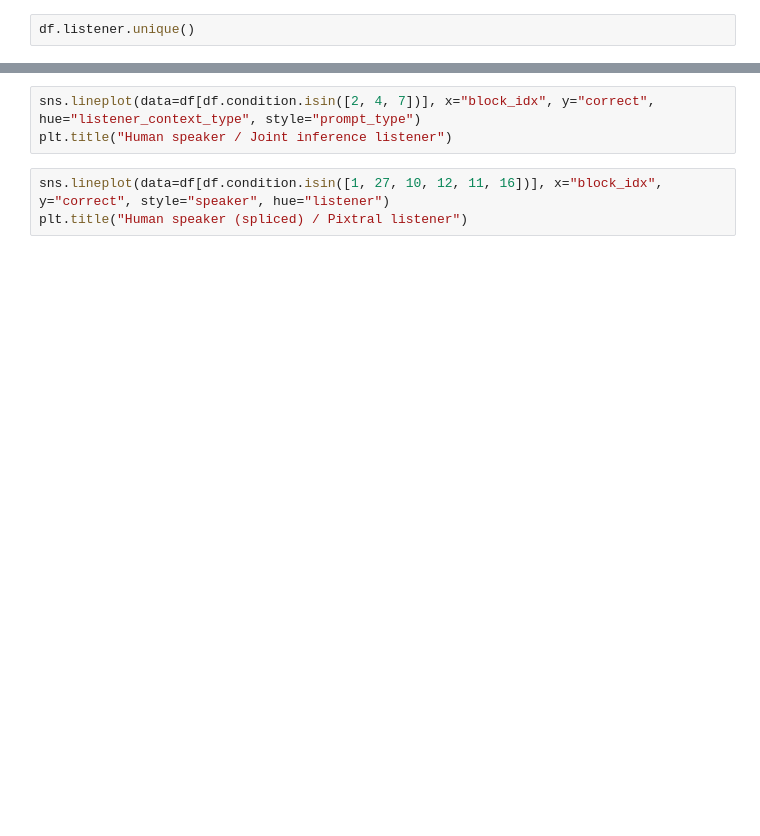
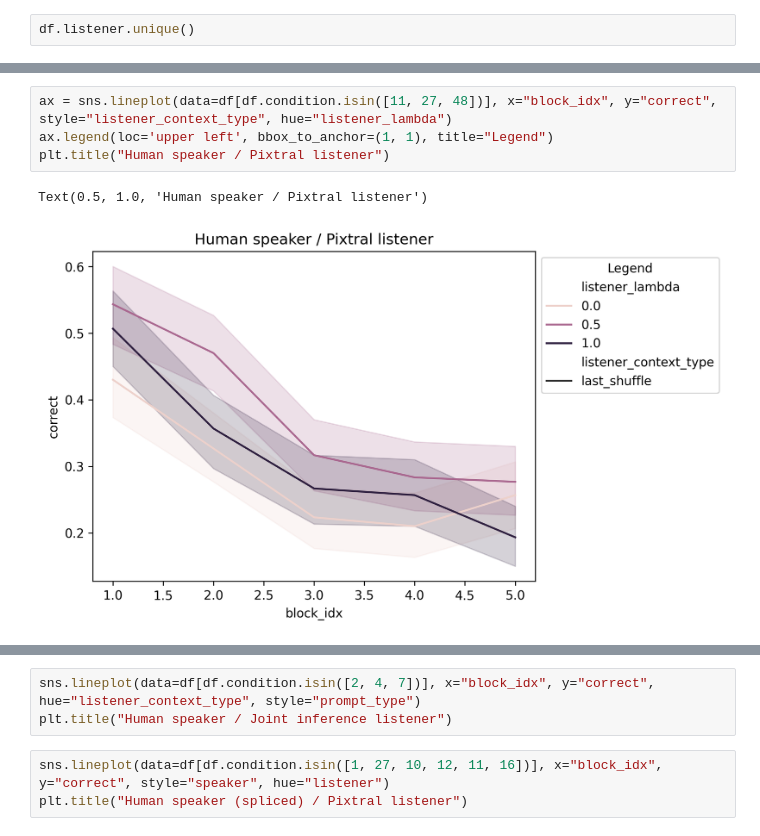
Before and after one commit to saujasv/learning-conventions, a Jupyter notebook: notebooks/analysis.ipynb, the cells around one changed output, grey strips where cells are left out. Saved outputs shown, nothing was run; the diff lists cells and outputs as text; blank space fills up the shorter version.

```diff
--- a/notebooks/analysis.ipynb
+++ b/notebooks/analysis.ipynb
@@ -222,0 +233,7 @@ Text(0.5, 1.0, 'Human speaker / Pixtral listener')
+# %%
+ax = sns.lineplot(data=df[df.condition.isin([11, 27, 48])], x="block_idx", y="correct", style="listener_context_type", hue="listener_lambda")
+ax.legend(loc='upper left', bbox_to_anchor=(1, 1), title="Legend")
+plt.title("Human speaker / Pixtral listener")
+# %% [output]
+Text(0.5, 1.0, 'Human speaker / Pixtral listener')
+[figure, added]
```
Also changed, not shown: parts of 23 cells of this notebook.
